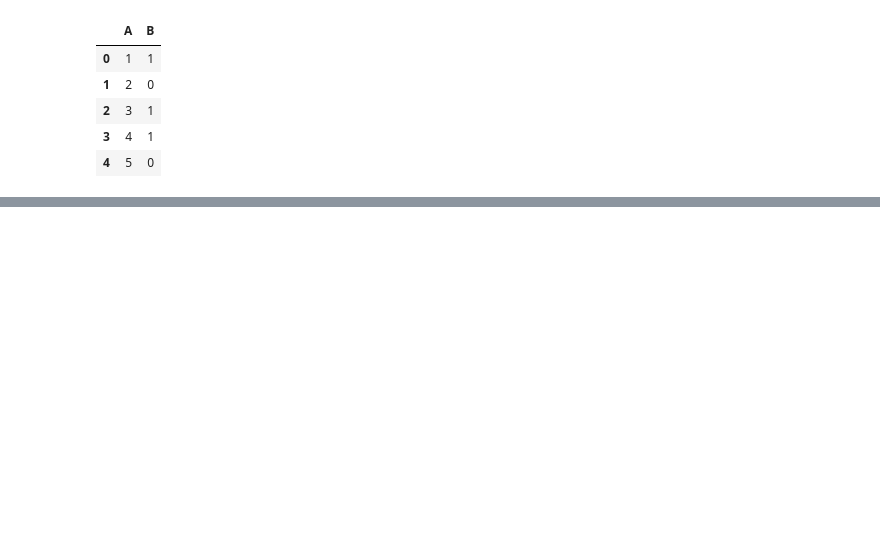
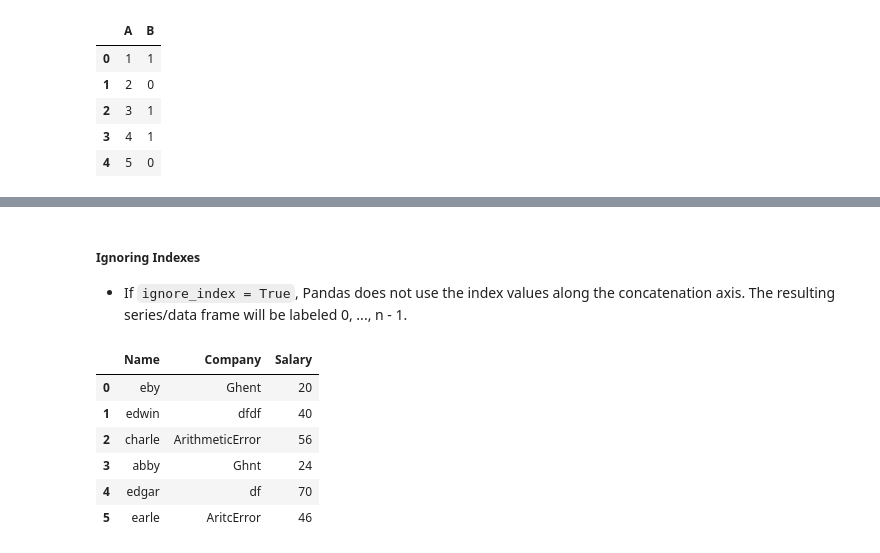
Before and after one commit to kolynzb/ML-tutor, a Jupyter notebook: MIT_GL/0x00-week_1/0x00-packages/pandas.ipynb, the cells around one changed output, grey strips where cells are left out. Cells and saved outputs as stored; diff of their text form; code cells hidden in the pictures; blank space fills up the shorter version.

```diff
--- a/MIT_GL/0x00-week_1/0x00-packages/pandas.ipynb
+++ b/MIT_GL/0x00-week_1/0x00-packages/pandas.ipynb
@@ -750,0 +945,13 @@ df_row_reversed = df.loc[::-1, :] # reverse row order
+# %% [markdown]
+##### Ignoring Indexes
+- If `ignore_index = True`, Pandas does not use the index values along the concatenation axis. The resulting series/data frame will be labeled 0, ..., n - 1.
+# %%
+pd.concat([df_1,df_2],ignore_index=True)
+# %% [output]
+|  | Name | Company | Salary |
+| 0 | eby | Ghent | 20 |
+| 1 | edwin | dfdf | 40 |
+| 2 | charle | ArithmeticError | 56 |
+| 3 | abby | Ghnt | 24 |
+| 4 | edgar | df | 70 |
+| 5 | earle | AritcError | 46 |
```
Also changed, not shown: parts of 21 cells of this notebook, 1 other file.
